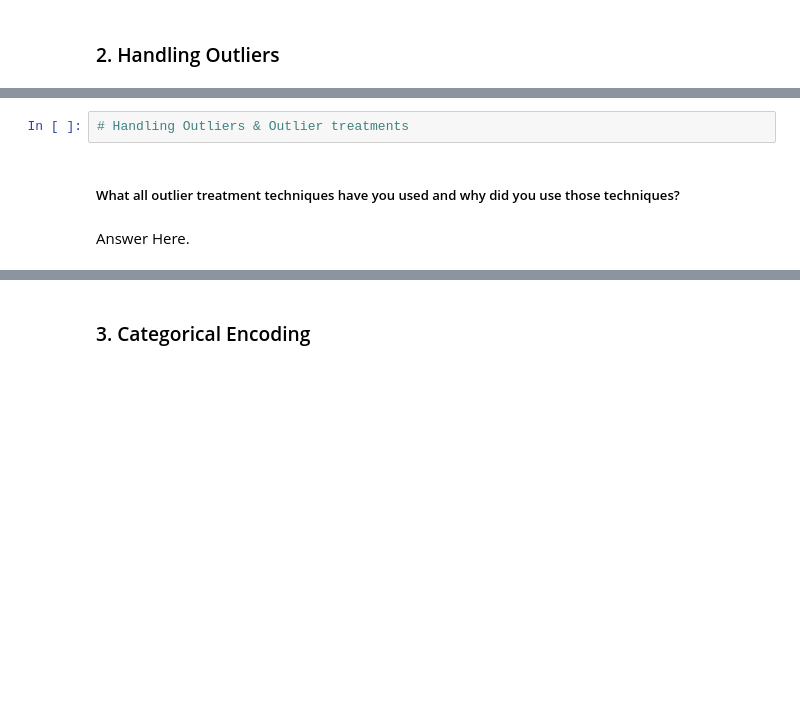
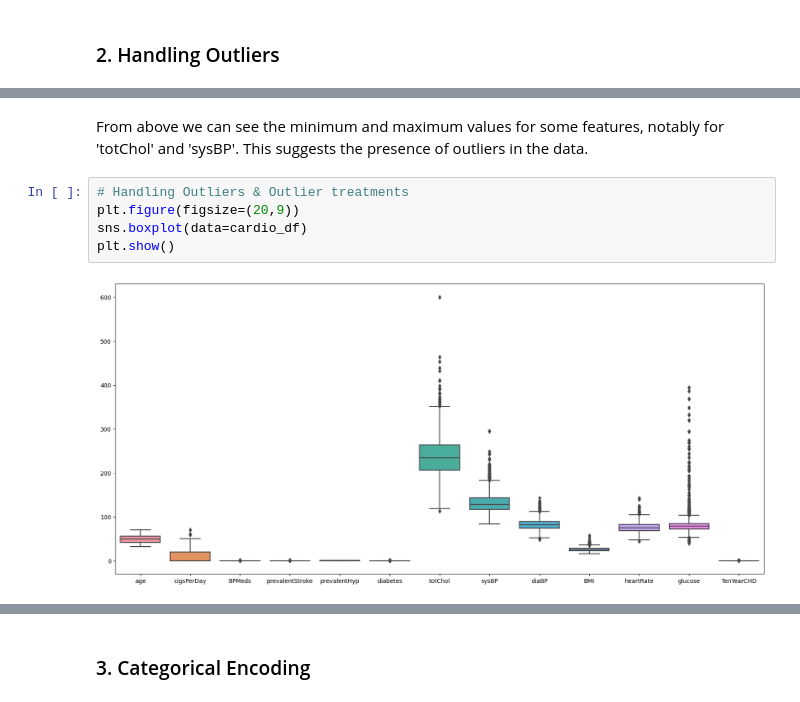
Before and after one commit to DhawalKhandait/Cardio_Vascular_Risk_Prediction-Classification, a Jupyter notebook: Cardio_Vascular_Risk_Prediction.ipynb, the cells around one changed output, grey strips where cells are left out. Saved outputs shown, nothing was run; the diff lists cells and outputs as text; blank space fills up the shorter version.

```diff
--- a/Cardio_Vascular_Risk_Prediction.ipynb
+++ b/Cardio_Vascular_Risk_Prediction.ipynb
@@ -1031,6 +1048,9 @@ Answer Here.
+# %% [markdown]
+From above we can see the minimum and maximum values for some features, notably for 'totChol' and 'sysBP'. This suggests the presence of outliers in the data.
 # %%
 # Handling Outliers & Outlier treatments
+plt.figure(figsize=(20,9))
+sns.boxplot(data=cardio_df)
+plt.show()
+# %% [output]
+[figure, added]
-# %% [markdown]
-##### What all outlier treatment techniques have you used and why did you use those techniques?
-# %% [markdown]
-Answer Here.
```
Also changed, not shown: parts of 94 cells of this notebook.
